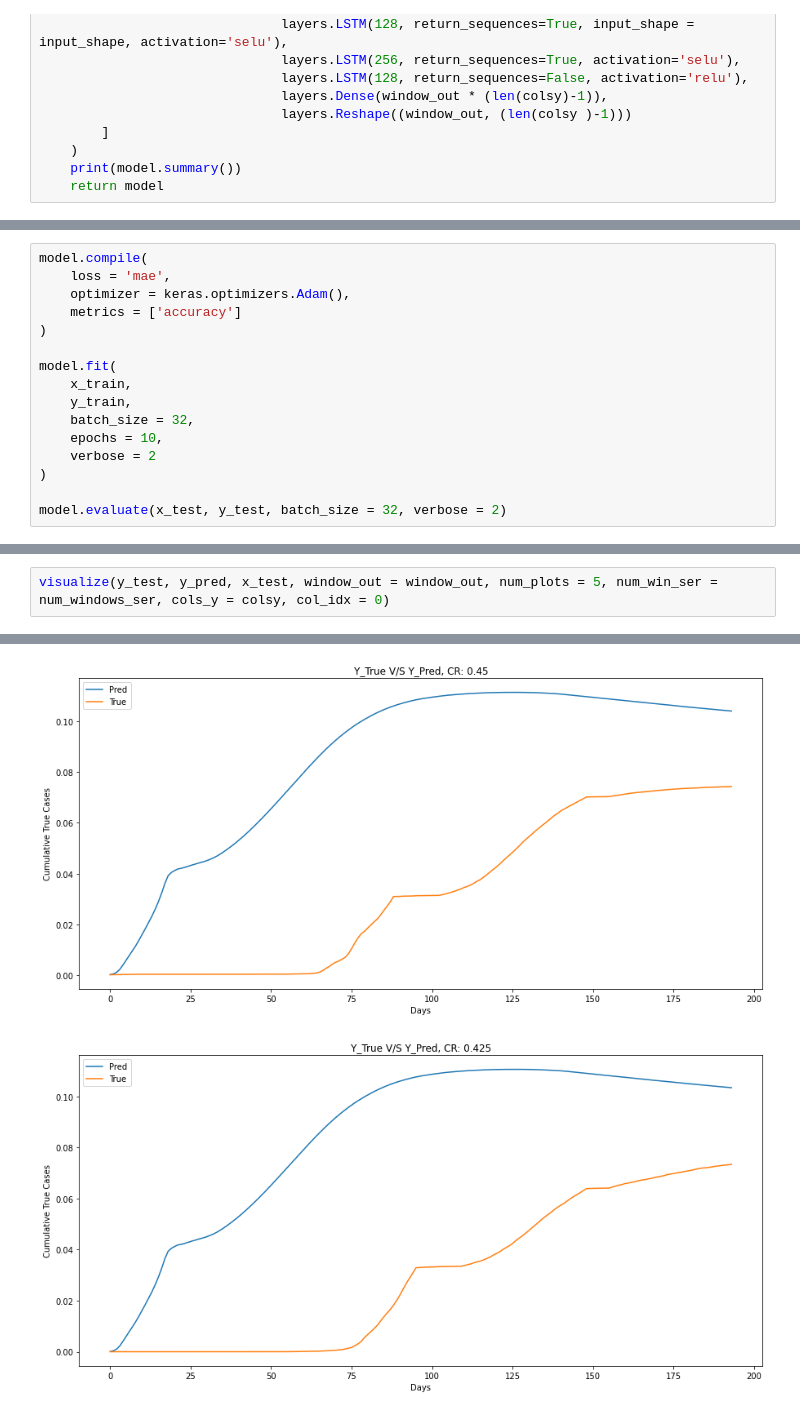
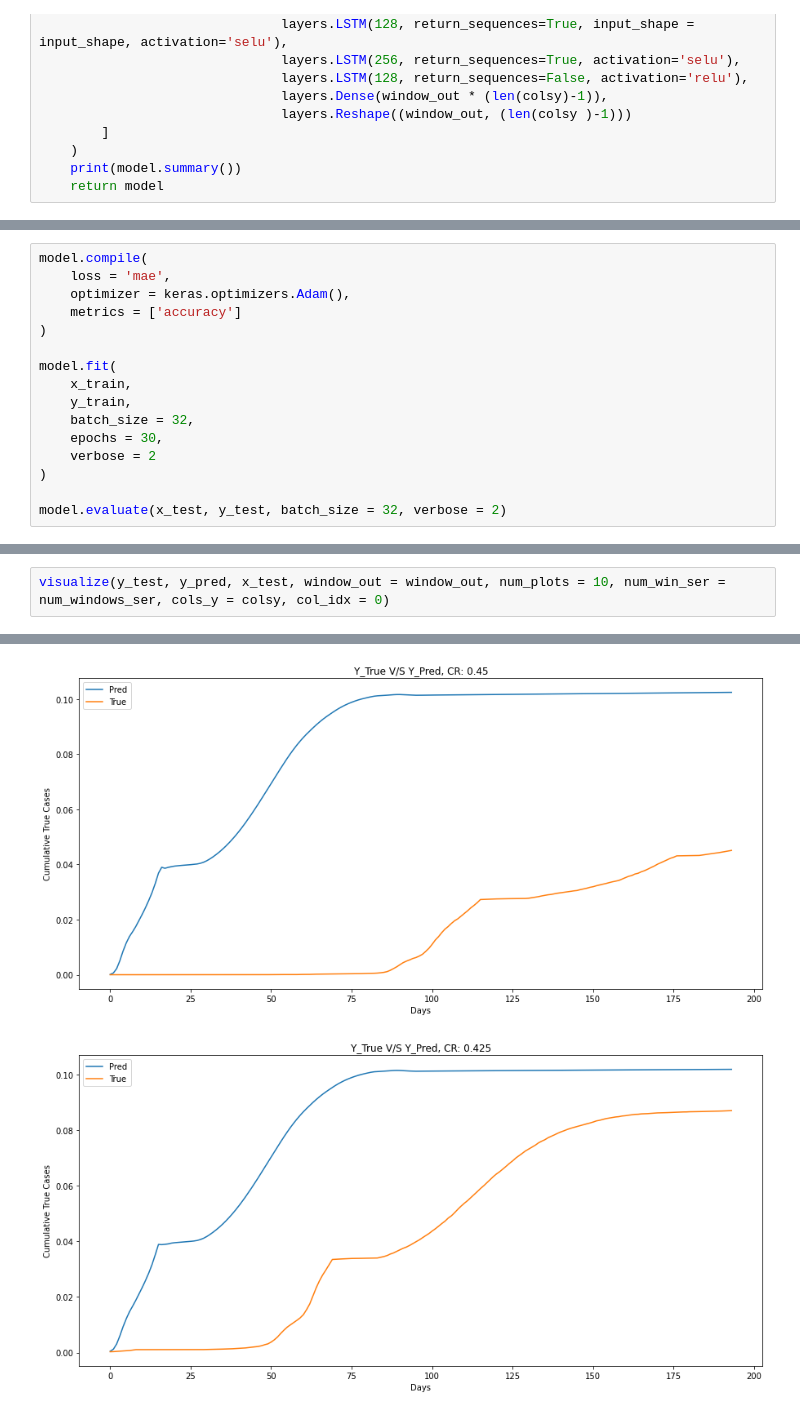
Before and after one commit to matharg7/TSE_SIR, a Jupyter notebook: LSTM.ipynb, the cells around one changed output, grey strips where cells are left out. Drawn from its saved outputs; the diff is of its cells as text.

Commit message:
Trained the model for 30 epochs. Little improvement in the shape of the curve

```diff
--- a/LSTM.ipynb
+++ b/LSTM.ipynb
@@ -72,7 +72,7 @@ model.fit(
     x_train,
     y_train,
     batch_size = 32,
-    epochs = 10,
+    epochs = 30,
     verbose = 2
 )
 
@@ -103,3 +103,3 @@ The mean absolute error is:  tf.Tensor(133.71426191457942, shape=(), dtype=float
 # %%
-visualize(y_test, y_pred, x_test, window_out = window_out, num_plots = 5, num_win_ser = num_windows_ser, cols_y = colsy, col_idx = 0)
+visualize(y_test, y_pred, x_test, window_out = window_out, num_plots = 10, num_win_ser = num_windows_ser, cols_y = colsy, col_idx = 0)
 # %% [output]
@@ -108,2 +108,2 @@ visualize(y_test, y_pred, x_test, window_out = window_out, num_plots = 5, num_wi
-[figure, old version]
+[figure, new version]
-[figure, old version]
+[figure, new version]
```
Also changed, not shown: parts of 4 cells of this notebook, 1 other file.
